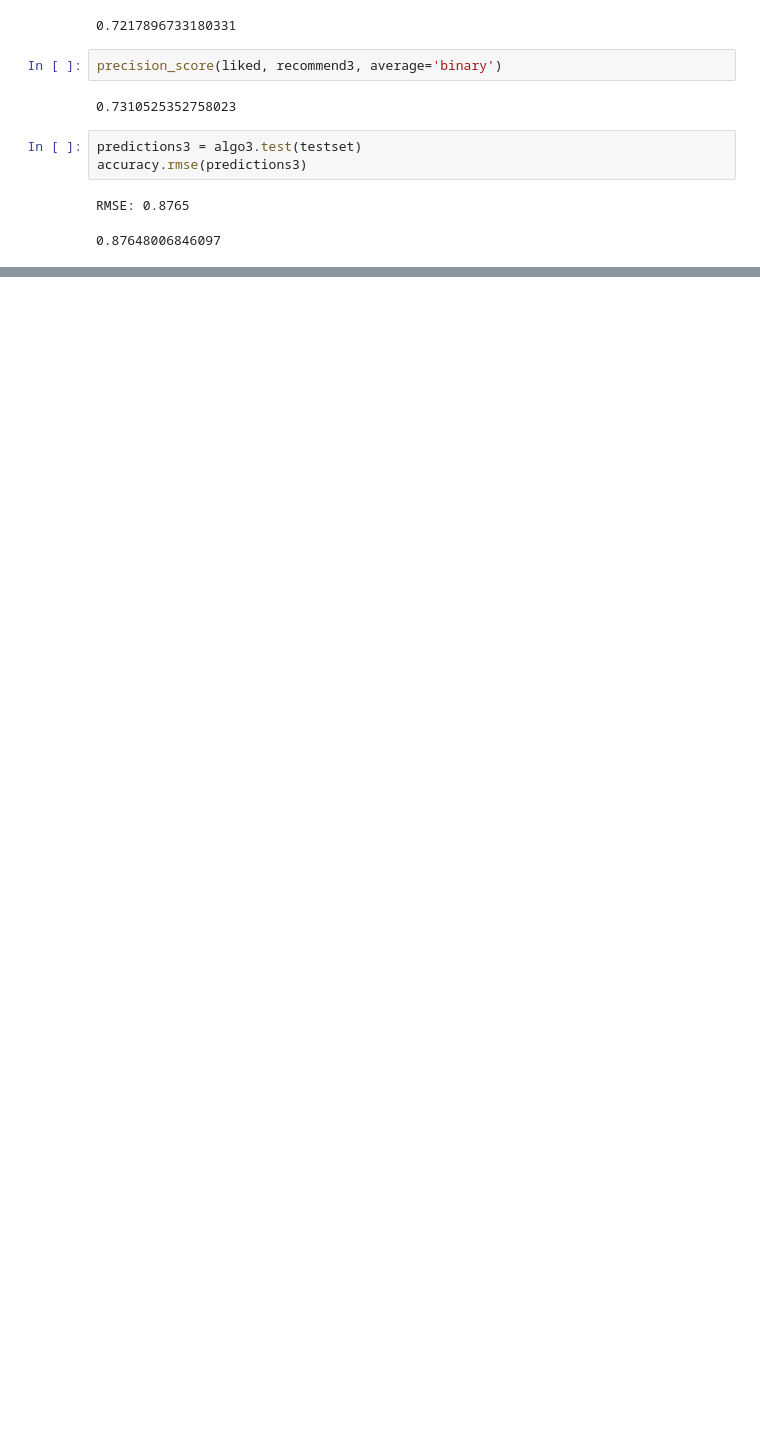
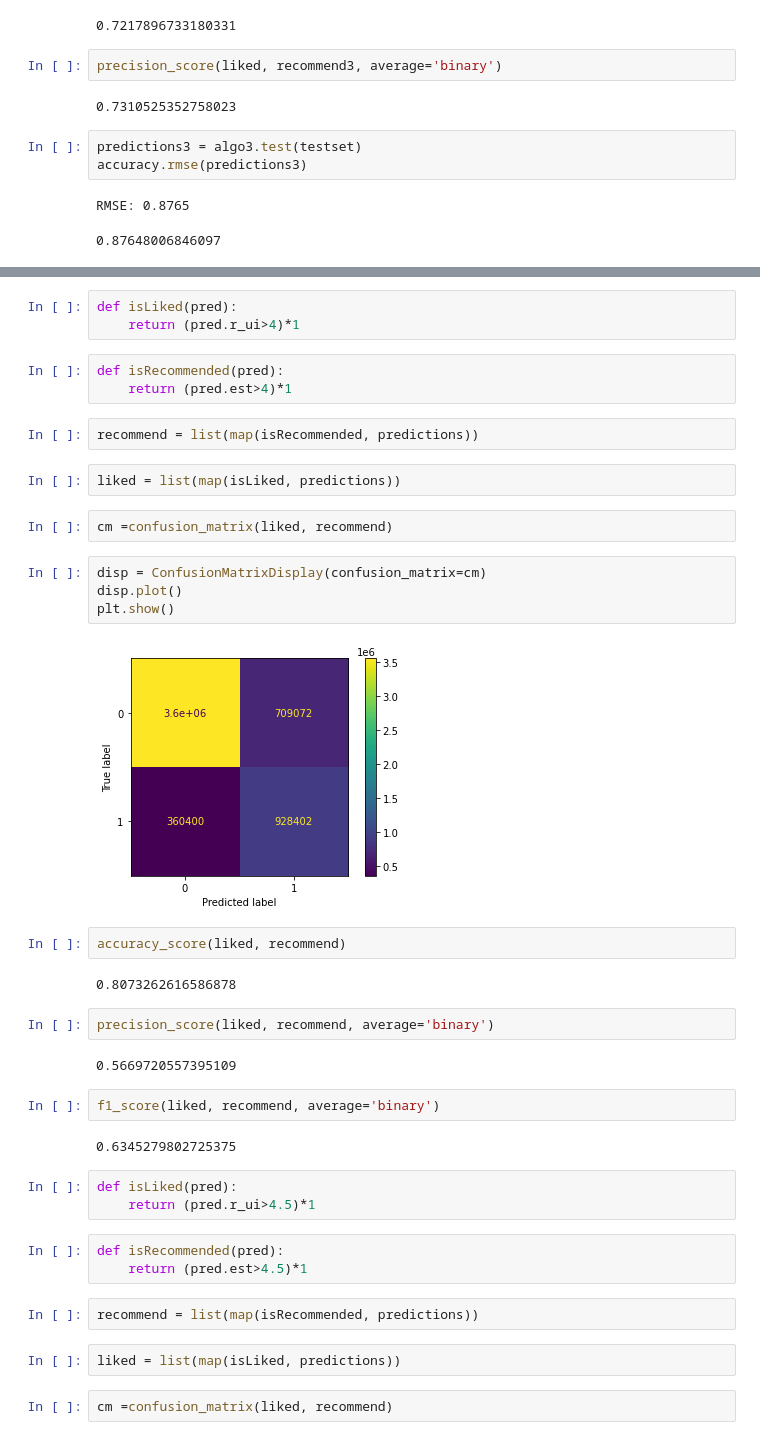
Before and after one commit to hoanganhlinh/WB_Asia_Laura_Pawel, a Jupyter notebook: Model2.ipynb, the cells around one changed output, grey strips where cells are left out. Cells and saved outputs as stored; diff of their text form; blank space fills up the shorter version.

```diff
--- a/Model2.ipynb
+++ b/Model2.ipynb
@@ -174,0 +179,42 @@ CoClustering - RMSE: 0.8759 - 824 MB
+# %%
+def isLiked(pred):
+    return (pred.r_ui>4)*1
+# %%
+def isRecommended(pred):
+    return (pred.est>4)*1
+# %%
+recommend = list(map(isRecommended, predictions))
+# %%
+liked = list(map(isLiked, predictions))
+# %%
+cm =confusion_matrix(liked, recommend)
+# %%
+disp = ConfusionMatrixDisplay(confusion_matrix=cm)
+disp.plot()
+plt.show()
+# %% [output]
+[figure, added]
+# %%
+accuracy_score(liked, recommend)
+# %% [output]
+0.8073262616586878
+# %%
+precision_score(liked, recommend, average='binary')
+# %% [output]
+0.5669720557395109
+# %%
+f1_score(liked, recommend, average='binary')
+# %% [output]
+0.6345279802725375
+# %%
+def isLiked(pred):
+    return (pred.r_ui>4.5)*1
+# %%
+def isRecommended(pred):
+    return (pred.est>4.5)*1
+# %%
+recommend = list(map(isRecommended, predictions))
+# %%
+liked = list(map(isLiked, predictions))
+# %%
+cm =confusion_matrix(liked, recommend)
```
Also changed, not shown: parts of 50 cells of this notebook.
